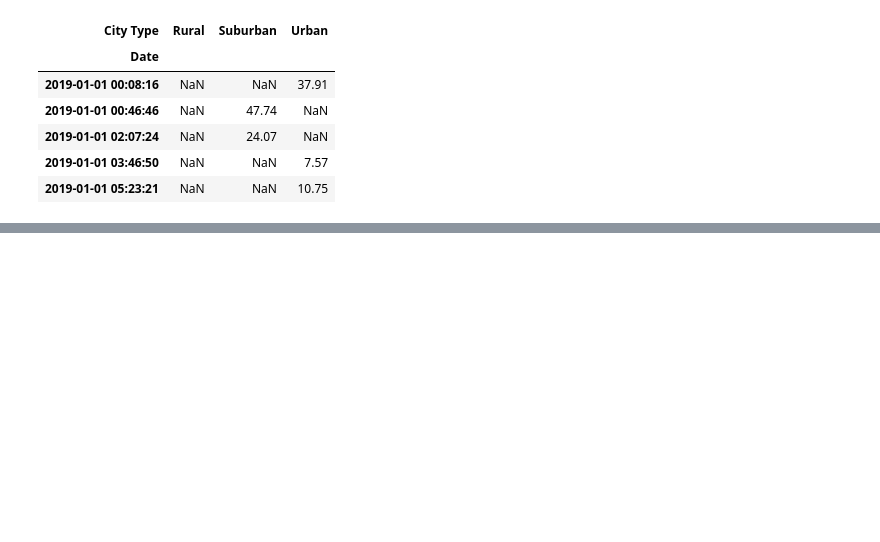
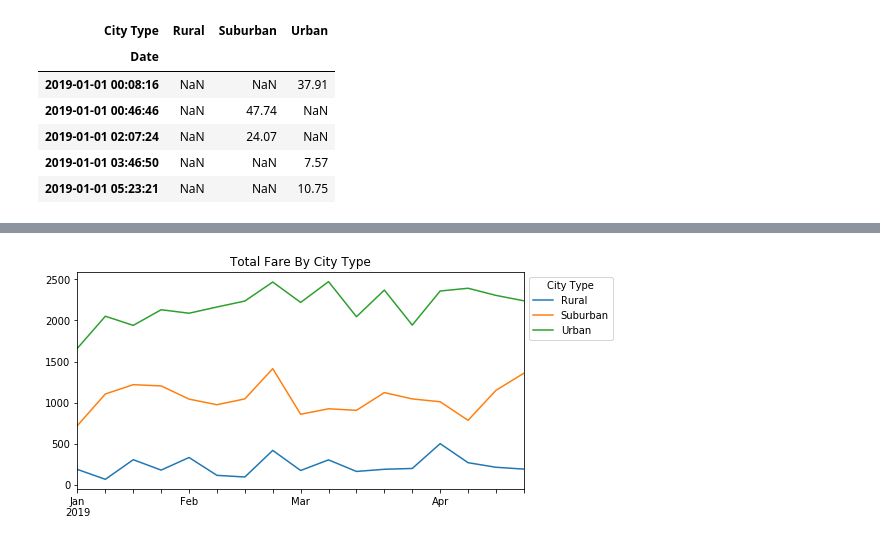
Before and after one commit to Francodo/PyBer_Matplotlib, a Jupyter notebook: Module_5_Challenge.ipynb, the cells around one changed output, grey strips where cells are left out. Cells and saved outputs as stored; diff of their text form; code cells hidden in the pictures; blank space fills up the shorter version.

```diff
--- a/Module_5_Challenge.ipynb
+++ b/Module_5_Challenge.ipynb
@@ -555,0 +527,12 @@ driver_percents
+# %%
+# (10) Using the object-oriented interface method, plot the DataFrame you
+# created in Step 9 using the df.plot() function.
+
+resampled_pivot_table_df.plot(
+    figsize=(8,4), xticks=resampled_pivot_table_df.index,title="Total Fare By City Type").legend(title='City Type', bbox_to_anchor=(1, 1))
+xlabel="Month",
+ylabel="Fare $(USD)"
+# Save the figure.
+plt.savefig("/users/franc/Berkeley/class_folder/PyBer/Fare_City_Type_Fig1.png")
+# %% [output]
+[figure, added]
```
Also changed, not shown: parts of 20 cells of this notebook, 1 other file.
